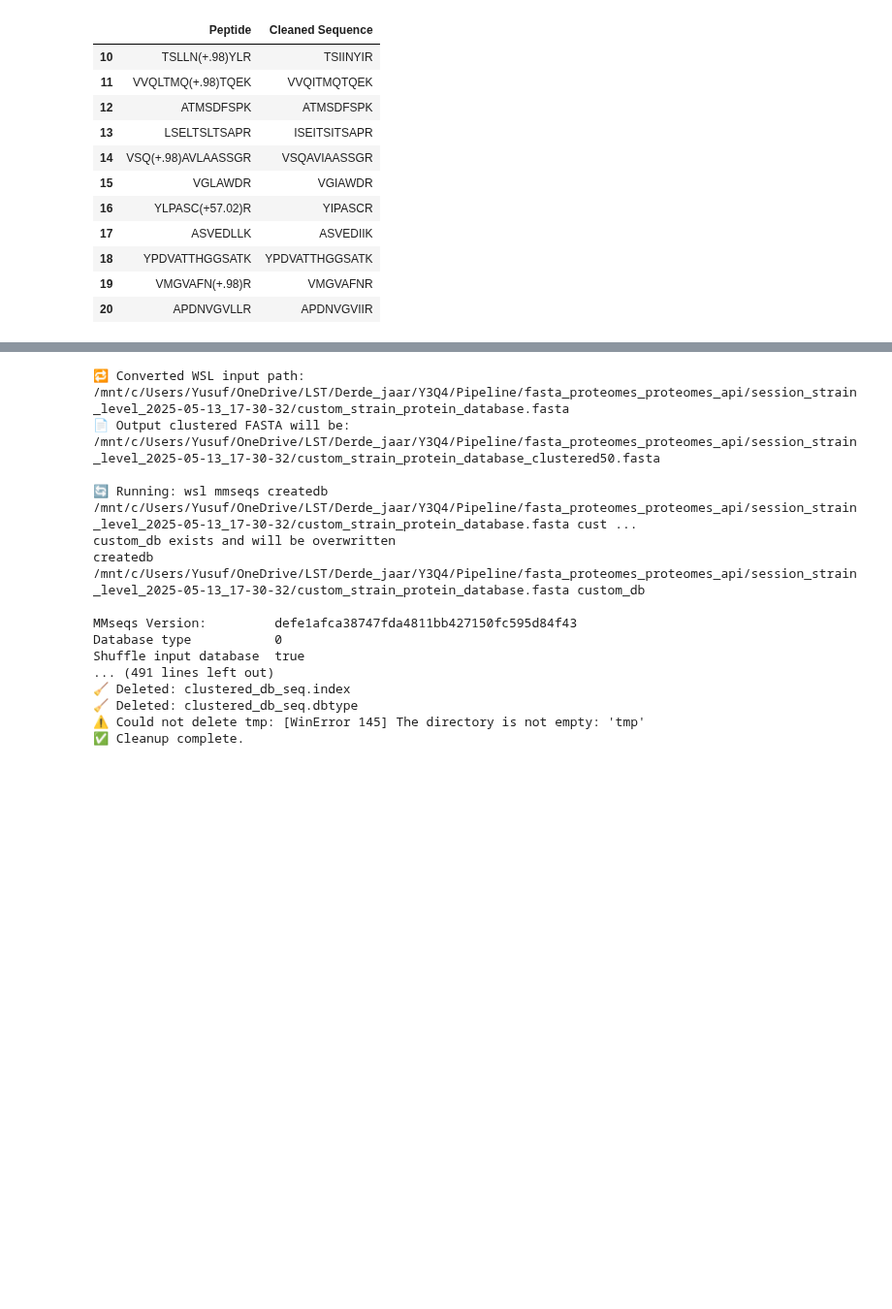
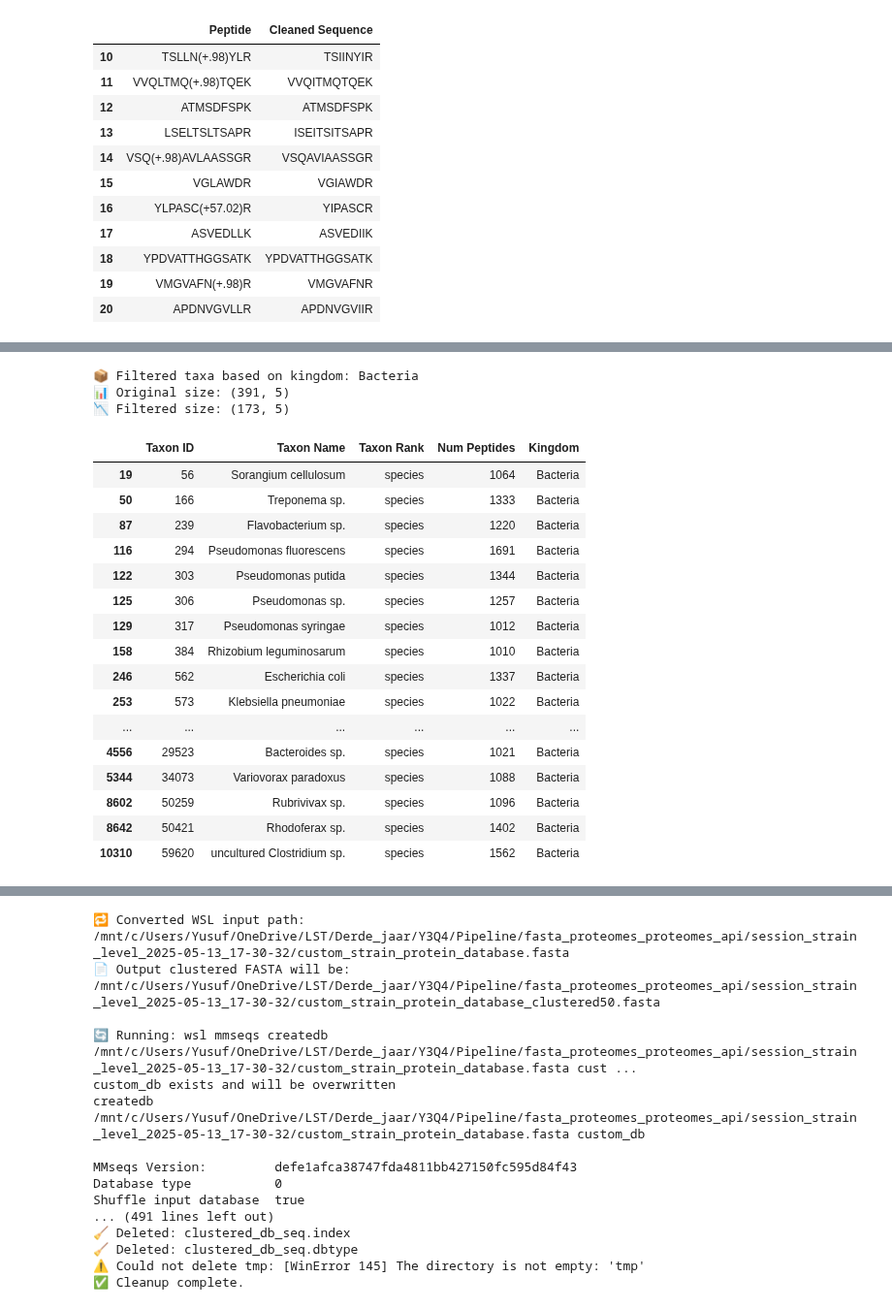
Before and after one commit to Asciilator/Peptide_identification_with_custom_database, a Jupyter notebook: pipeline_pept2taxa.ipynb, the cells around one changed output, grey strips where cells are left out. Shown at 97% size. Drawn from its saved outputs; the diff is of its cells as text; code cells hidden in the pictures; blank space fills up the shorter version.

```diff
--- a/pipeline_pept2taxa.ipynb
+++ b/pipeline_pept2taxa.ipynb
@@ -314,0 +270,65 @@ You should consider upgrading via the 'C:\Users\Yusuf\AppData\Local\Microsoft\Wi
+# %%
+from ete3 import NCBITaxa
+
+# === Toggle: Apply kingdom/domain filter or not ===
+apply_kingdom_filter = True  # Set to False to skip filtering on kingdom
+kingdom_filter = "Bacteria"  # Options: "Bacteria", "Eukaryota", "Archaea", etc.
+
+# === Initialize NCBI Taxonomy
+ncbi = NCBITaxa()
+
+# === If filtering is enabled, apply it
+if apply_kingdom_filter:
+    # Step 1: Get all unique taxon IDs
+    unique_tax_ids = filtered_taxa_by_rank["Taxon ID"].dropna().astype(int).unique()
+
+    # Step 2: Map each taxon ID to its top-level kingdom/domain
+    taxid_to_kingdom = {}
+    for taxid in unique_tax_ids:
+        try:
+            lineage = ncbi.get_lineage(taxid)
+            names = ncbi.get_taxid_translator(lineage)
+            for ancestor_taxid in lineage:
+                name = names.get(ancestor_taxid, "")
+                if name in ["Bacteria", "Eukaryota", "Archaea"]:
+                    taxid_to_kingdom[taxid] = name
+                    break
+        except:
+            taxid_to_kingdom[taxid] = "Unknown"
+
+    # Step 3: Annotate kingdom and apply filter
+    filtered_taxa_by_rank["Kingdom"] = filtered_taxa_by_rank["Taxon ID"].map(taxid_to_kingdom)
+    filtered_by_kingdom = filtered_taxa_by_rank[filtered_taxa_by_rank["Kingdom"] == kingdom_filter]
+
+    # Step 4: Output
+    print(f"📦 Filtered taxa based on kingdom: {kingdom_filter}")
+    print(f"📊 Original size: {filtered_taxa_by_rank.shape}")
+    print(f"📉 Filtered size: {filtered_by_kingdom.shape}")
+    display(filtered_by_kingdom.head(20))
+
+else:
+    # Define it as a passthrough to avoid downstream errors
+    filtered_by_kingdom = filtered_taxa_by_rank.copy()
+    print("⚠️ Kingdom filtering skipped. Using full filtered_taxa_by_rank dataset.")
+    display(filtered_by_kingdom.head(20))
+# %% [output]
+📦 Filtered taxa based on kingdom: Bacteria
+📊 Original size: (391, 5)
+📉 Filtered size: (173, 5)
+|  | Taxon ID | Taxon Name | Taxon Rank | Num Peptides | Kingdom |
+| 19 | 56 | Sorangium cellulosum | species | 1064 | Bacteria |
+| 50 | 166 | Treponema sp. | species | 1333 | Bacteria |
+| 87 | 239 | Flavobacterium sp. | species | 1220 | Bacteria |
+| 116 | 294 | Pseudomonas fluorescens | species | 1691 | Bacteria |
+| 122 | 303 | Pseudomonas putida | species | 1344 | Bacteria |
+| 125 | 306 | Pseudomonas sp. | species | 1257 | Bacteria |
+| 129 | 317 | Pseudomonas syringae | species | 1012 | Bacteria |
+| 158 | 384 | Rhizobium leguminosarum | species | 1010 | Bacteria |
+| 246 | 562 | Escherichia coli | species | 1337 | Bacteria |
+| 253 | 573 | Klebsiella pneumoniae | species | 1022 | Bacteria |
+| ... | ... | ... | ... | ... | ... |
+| 4556 | 29523 | Bacteroides sp. | species | 1021 | Bacteria |
+| 5344 | 34073 | Variovorax paradoxus | species | 1088 | Bacteria |
+| 8602 | 50259 | Rubrivivax sp. | species | 1096 | Bacteria |
+| 8642 | 50421 | Rhodoferax sp. | species | 1402 | Bacteria |
+| 10310 | 59620 | uncultured Clostridium sp. | species | 1562 | Bacteria |
```
Also changed, not shown: parts of 14 cells of this notebook, 1 other file.
